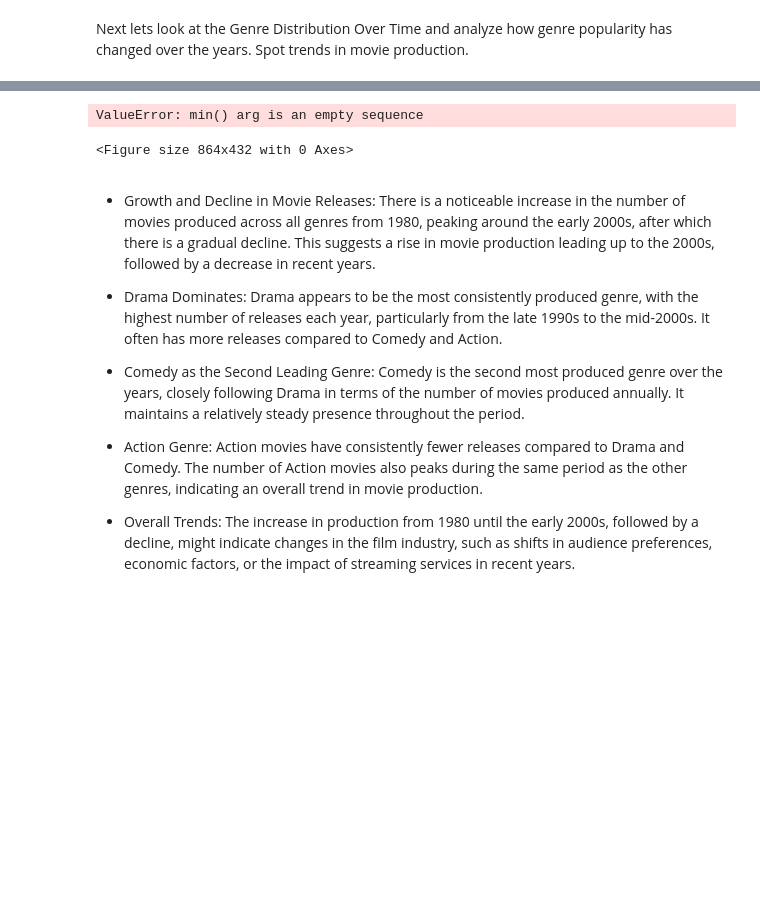
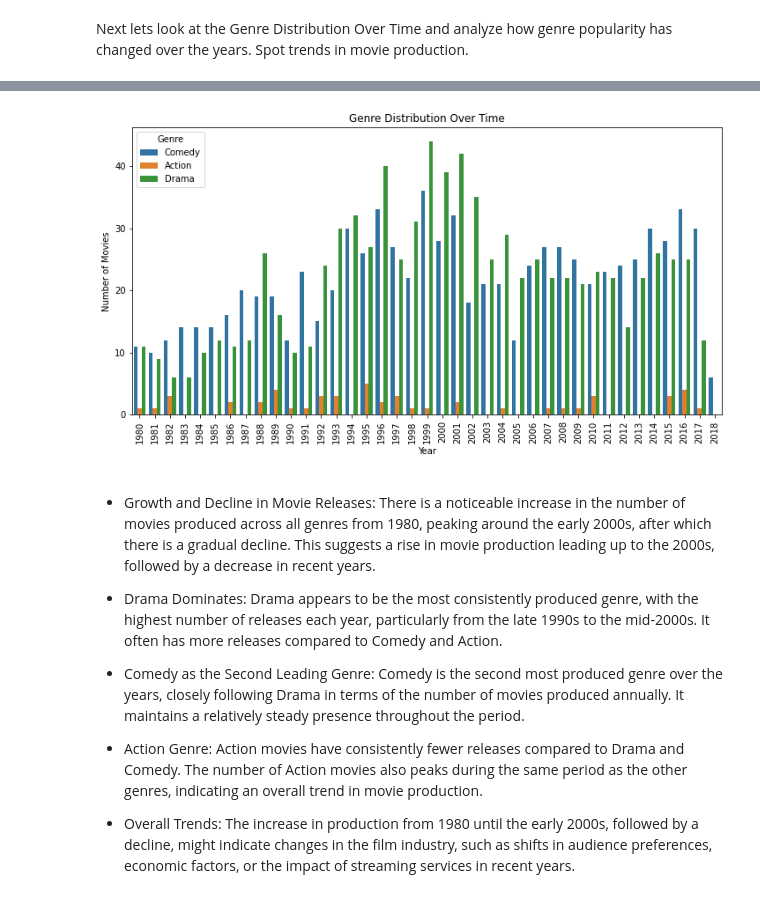
Before and after one commit to geomwangi007/Movie-Recommendation-System-Group_12-Project, a Jupyter notebook: index.ipynb, the cells around one changed output, grey strips where cells are left out. Saved outputs shown, nothing was run; the diff lists cells and outputs as text; code cells hidden in the pictures; blank space fills up the shorter version.

```diff
--- a/index.ipynb
+++ b/index.ipynb
@@ -329,33 +338,34 @@ Spot trends in movie production.
+# %%
+movies_df['genres']= movies_df['genres'].astype(str)
 # %%
 # Extract release year from title
 movies_df['year'] = movies_df['title'].str.extract(r'\((\d{4})\)', expand=False)
 movies_df = movies_df.dropna(subset=['year'])
 movies_df['year'] = movies_df['year'].astype(int)
+movies_df['genres'] = movies_df['genres'].astype(str)
 
 # Split genres and explode into individual rows
-movies_df['genres'] = movies_df['genres'].str.split('|')
 movies_exploded = movies_df.explode('genres')
 
 # Filter for specific genres
 selected_genres = ['Action', 'Drama', 'Comedy']
 genre_year = movies_exploded[movies_exploded['genres'].isin(selected_genres)]
 
 # Optionally, filter for a specific year range
 genre_year = genre_year[(genre_year['year'] >= 1980) & (genre_year['year'] <= 2020)]
 
 # Plot genre counts over time
 plt.figure(figsize=(12, 6))
 sns.countplot(data=genre_year, x='year', hue='genres', palette='tab10')
 
 plt.title('Genre Distribution Over Time')
 plt.xlabel('Year')
 plt.ylabel('Number of Movies')
 plt.legend(title='Genre')
 plt.xticks(rotation=90)
 plt.show()
 # %% [output]
-ValueError: min() arg is an empty sequence
-<Figure size 864x432 with 0 Axes>
+[figure, added]
 # %% [markdown]
 - Growth and Decline in Movie Releases: There is a noticeable increase in the number of movies produced across all genres from 1980, peaking around the early 2000s, after which there is a gradual decline. This suggests a rise in movie production leading up to the 2000s, followed by a decrease in recent years.
 
```
Also changed, not shown: parts of 2 cells of this notebook, 1 other file.
